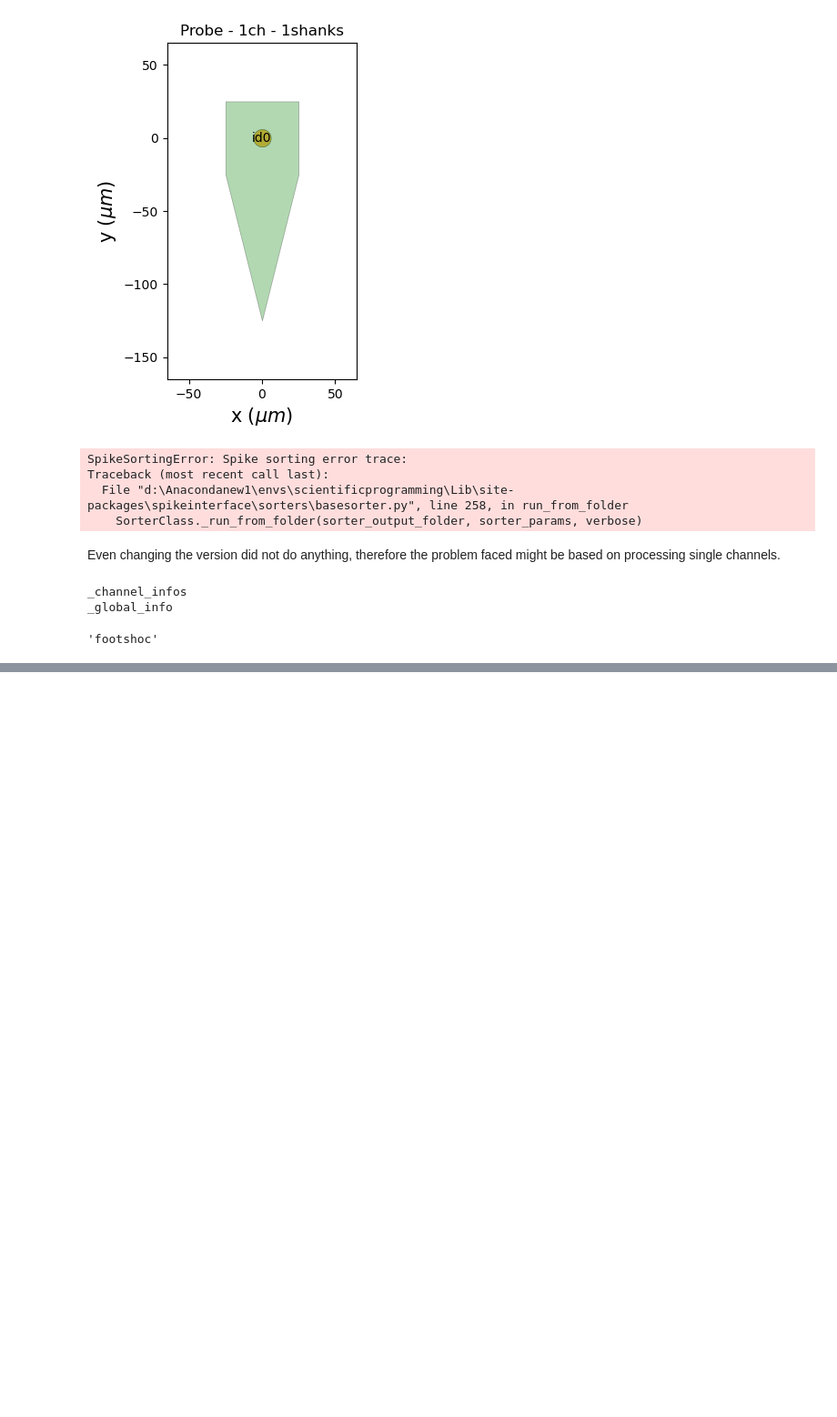
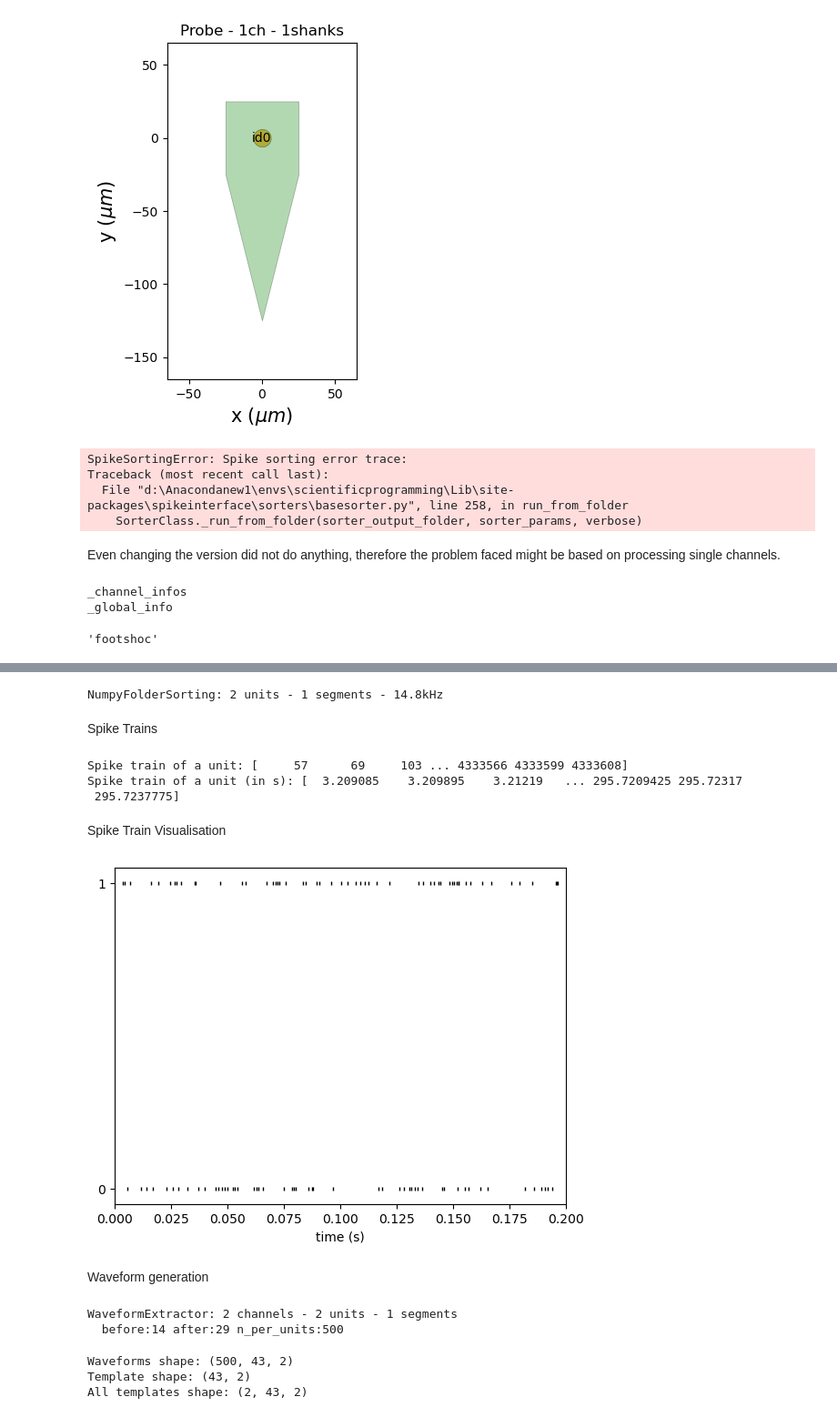
Before and after one commit to Akshit-Rawat/Spike_Interface_GIPSA, a Jupyter notebook: SpikeProject.ipynb, the cells around one changed output, grey strips where cells are left out. Shown at 91% size. Cells and saved outputs as stored; diff of their text form; code cells hidden in the pictures; blank space fills up the shorter version.

```diff
--- a/SpikeProject.ipynb
+++ b/SpikeProject.ipynb
@@ -307,0 +382,6 @@ dir(Spike2IO(data_loc))
+# %%
+smr_rec_probe = Sliced_Recordings[0].set_probe(linear_probe)
+# %%
+new_params = si.get_default_sorter_params("tridesclous2")
+new_params["detection"]["detect_threshold"] = 0.01
+new_params["filtering"]["freq_max"] = 7000
@@ -307,0 +390,4 @@ dir(Spike2IO(data_loc))
+# %%
+from pathlib import Path
+base_folder = Path(r"D:\sorting_folder")
+sorting_herd = si.run_sorter(sorter_name = "tridesclous2", recording=smr_rec_probe, output_folder=base_folder / 'results_tridesclous_slice_1',**new_params)
@@ -307,0 +396,43 @@ dir(Spike2IO(data_loc))
+# %%
+from pathlib import Path
+base_folder = Path(r"D:\sorting_folder")
+tri_slice1 = si.read_sorter_folder(base_folder / 'results_tridesclous_slice_1', register_recording=True, sorting_info=True, raise_error=True)
+# %%
+tri_slice1
+# %% [output]
+NumpyFolderSorting: 2 units - 1 segments - 14.8kHz
+# %% [markdown]
+Spike Trains
+# %%
+print(f'Spike train of a unit: {tri_slice1 .get_unit_spike_train(unit_id=1)}')
+print(f'Spike train of a unit (in s): {tri_slice1 .get_unit_spike_train(unit_id=1, return_times=True)}')
+# %% [output]
+Spike train of a unit: [     57      69     103 ... 4333566 4333599 4333608]
+Spike train of a unit (in s): [  3.209085    3.209895    3.21219   ... 295.7209425 295.72317
+ 295.7237775]
+# %% [markdown]
+Spike Train Visualisation
+# %%
+%matplotlib inline
+train_slice1 = si.plot_rasters(tri_slice1, time_range=(0, 0.2), backend="matplotlib")
+# %% [output]
+[figure, added]
+# %% [markdown]
+Waveform generation
+# %%
+we_slice1 = si.extract_waveforms(smr_rec_probe, tri_slice1 , folder="waveforms_dense_slice1",sparse=False, overwrite=True,allow_unfiltered=True)
+print(we_slice1)
+# %% [output]
+WaveformExtractor: 2 channels - 2 units - 1 segments
+  before:14 after:29 n_per_units:500
+# %%
+waveforms_slice1_0 = we_slice1.get_waveforms(unit_id=0)
+print(f"Waveforms shape: {waveforms_slice1_0.shape}")
+template_slice1_0 = we_slice1.get_template(unit_id=0)
+print(f"Template shape: {template_slice1_0.shape}")
+all_templates_slice1 = we_slice1.get_all_templates()
+print(f"All templates shape: {all_templates_slice1.shape}")
+# %% [output]
+Waveforms shape: (500, 43, 2)
+Template shape: (43, 2)
+All templates shape: (2, 43, 2)
```
Also changed, not shown: parts of 28 cells of this notebook.
